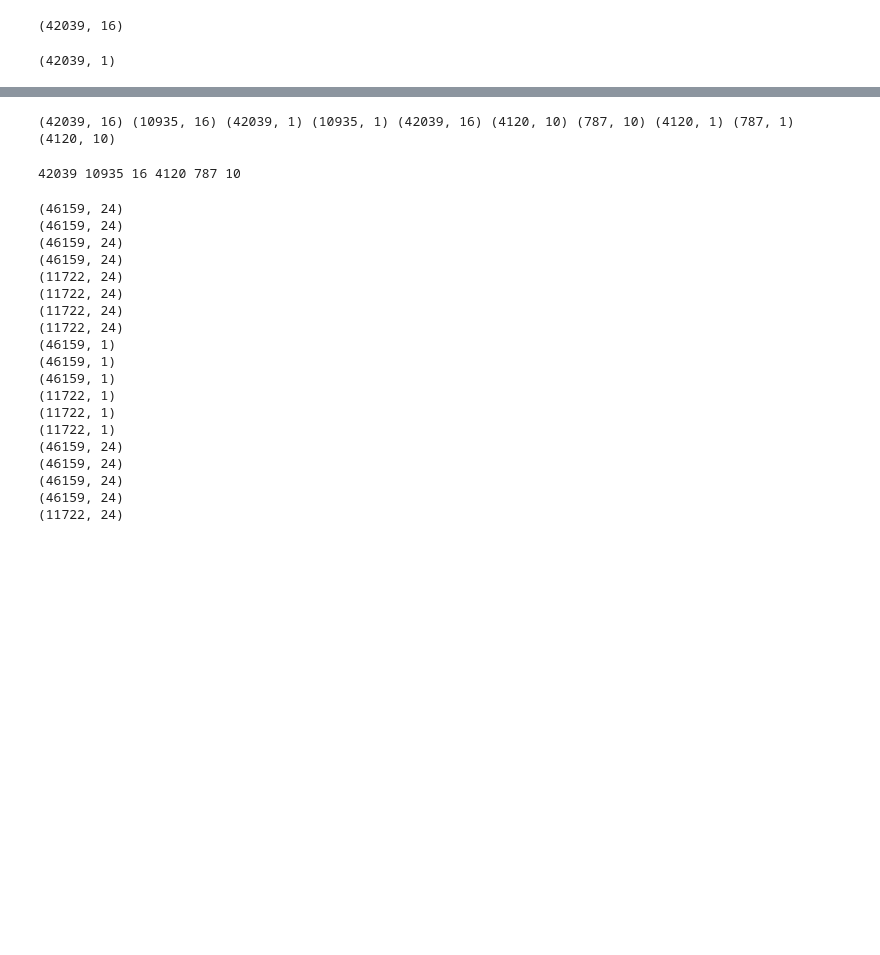
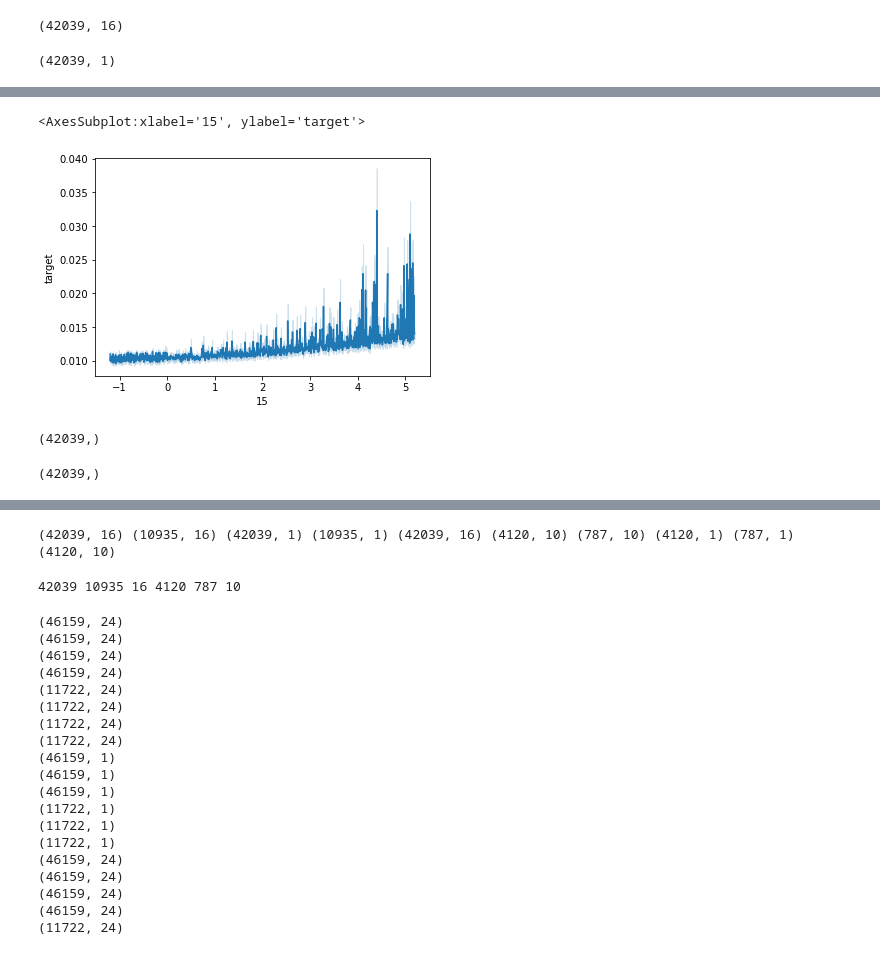
Before and after one commit to kiranfranklin999/rajesh, a Jupyter notebook: test.ipynb, the cells around one changed output, grey strips where cells are left out. Cells and saved outputs as stored; diff of their text form; code cells hidden in the pictures; blank space fills up the shorter version.

```diff
--- a/test.ipynb
+++ b/test.ipynb
@@ -19,0 +64,13 @@ y_subCdTr.shape
+# %%
+sns.lineplot(x=dep['15'], y=indep['target'])
+# %% [output]
+<AxesSubplot:xlabel='15', ylabel='target'>
+[figure, added]
+# %%
+dep['15'].shape
+# %% [output]
+(42039,)
+# %%
+indep['target'].shape
+# %% [output]
+(42039,)
```
Also changed, not shown: parts of 24 cells of this notebook.
